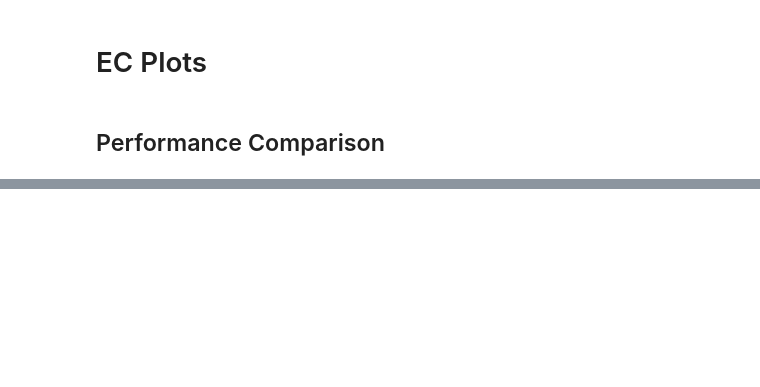
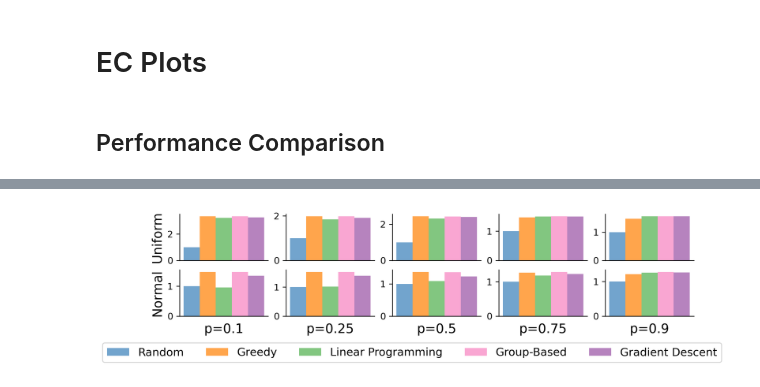
Before and after one commit to naveenr414/patient-provider, a Jupyter notebook: scripts/notebooks/Plotting.ipynb, the cells around one changed output, grey strips where cells are left out. Saved outputs shown, nothing was run; the diff lists cells and outputs as text; code cells hidden in the pictures; blank space fills up the shorter version.

```diff
--- a/scripts/notebooks/Plotting.ipynb
+++ b/scripts/notebooks/Plotting.ipynb
@@ -1592,0 +158,46 @@ fig.savefig("../../results/figures/mnl_exit_options.pdf",dpi=300, bbox_inches='t
+# %%
+top_choice_probs = [0.1,0.25,0.5,0.75,0.9]
+utility_functions = ['uniform','normal']
+
+x_value_matrix = [[[0 for i in range(5)] for i in range(5)] for i in range(2)]
+y_confidence_matrix = [[[0 for i in range(5)] for i in range(5)] for i in range(2)]
+
+baseline_params = {'num_patients': 5, 'num_providers': 5, 'max_menu_size': 50}
+for i in range(len(y_value_matrix)):
+    for j in range(len(y_value_matrix[i])):
+        baseline_params['utility_function'] = utility_functions[i]
+        baseline_params['top_choice_prob'] = top_choice_probs[j]
+
+
+        results = get_results_matching_parameters(dataset,"",baseline_params)
+        aggregate_data = aggregate_normalize_data(results,baseline="random")
+
+        x_value_matrix[i][j] = [aggregate_data['{}_minimums'.format(method)][0] for method in methods]
+# %%
+plot_dimensions = (2,5)
+x_labels = [["","","","",""],["p=0.1","p=0.25","p=0.5","p=0.75","p=0.9"]]
+y_labels = [["Uniform","","","",""],["Normal","","","",""]]
+sup_y_label = "Normalized Reward"
+
+overall_format = {'figsize':(10, 2),
+    'style_size': style_size,
+    'x_ticks': [[[[],[]] for i in range(5)] for i in range(2)]
+}
+fig,ax = create_axes(plot_dimensions,overall_format,y_labels=y_labels,x_labels=x_labels)
+
+bar_format = {'style_size': style_size,
+    'color_palette': 'six_color'}
+
+for i in range(2):
+    for j in range(5):
+        x_groups = [0,1,2,3,4]
+        y_values = y_value_matrix[i][j]
+        y_errors = y_confidence_matrix[i][j]
+        labels = method_labels
+        plot_bar(ax[i][j],x_groups,y_values,y_errors,labels,bar_format)
+
+legend_format = {'style_size': style_size,'type': 'is_global', 'loc': 'upper right', 'ncol': 5, 'bbox_to_anchor': (0.95,-0.05)}
+create_legend(fig,ax,plot_dimensions,legend_format)
+fig.savefig("../../results/figures/policy_comparison.pdf",dpi=300, bbox_inches='tight')
+# %% [output]
+[figure, added]
```
Also changed, not shown: parts of 51 cells of this notebook, 15 other files.
